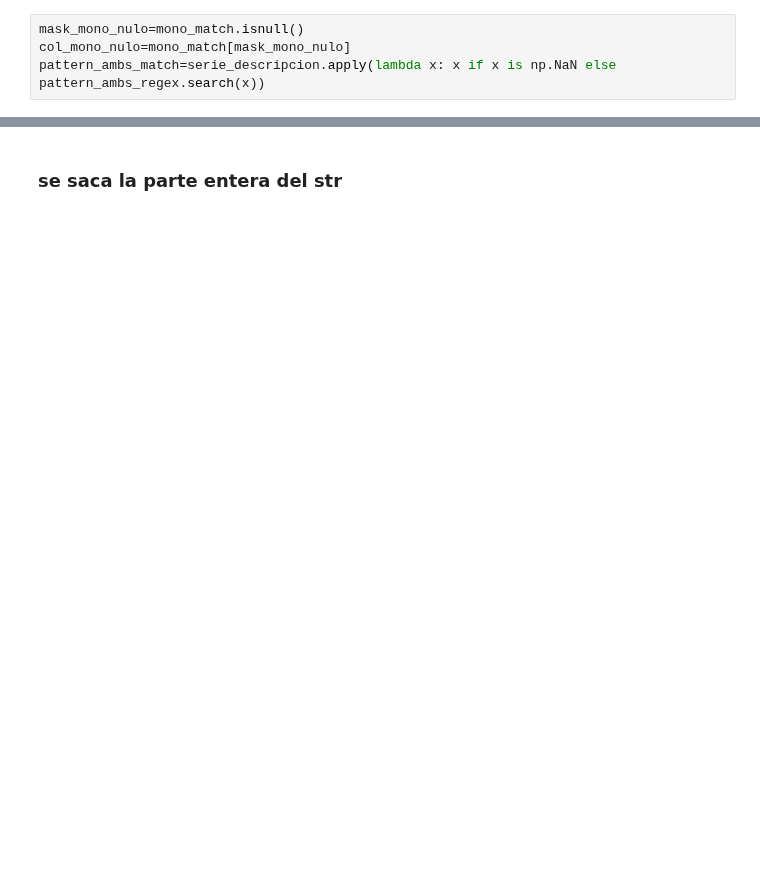
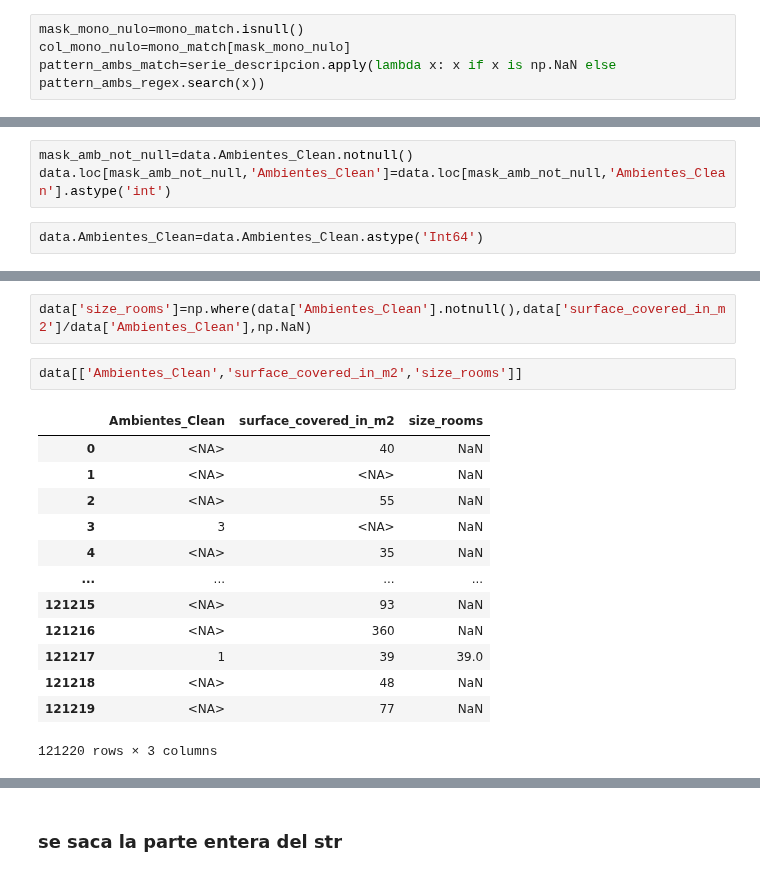
Before and after one commit to LuiosDyet/dh-ds-pi-1, a Jupyter notebook: superficie_limpia_columnas.ipynb, the cells around one changed output, grey strips where cells are left out. Drawn from its saved outputs; the diff is of its cells as text; blank space fills up the shorter version.

```diff
--- a/superficie_limpia_columnas.ipynb
+++ b/superficie_limpia_columnas.ipynb
@@ -191,0 +310,5 @@ serie_rooms_clean.sample(5)
+# %%
+mask_amb_not_null=data.Ambientes_Clean.notnull()
+data.loc[mask_amb_not_null,'Ambientes_Clean']=data.loc[mask_amb_not_null,'Ambientes_Clean'].astype('int')
+# %%
+data.Ambientes_Clean=data.Ambientes_Clean.astype('Int64')
@@ -191,0 +325,18 @@ serie_rooms_clean.sample(5)
+# %%
+data['size_rooms']=np.where(data['Ambientes_Clean'].notnull(),data['surface_covered_in_m2']/data['Ambientes_Clean'],np.NaN)
+# %%
+data[['Ambientes_Clean','surface_covered_in_m2','size_rooms']]
+# %% [output]
+|  | Ambientes_Clean | surface_covered_in_m2 | size_rooms |
+| 0 | <NA> | 40 | NaN |
+| 1 | <NA> | <NA> | NaN |
+| 2 | <NA> | 55 | NaN |
+| 3 | 3 | <NA> | NaN |
+| 4 | <NA> | 35 | NaN |
+| ... | ... | ... | ... |
+| 121215 | <NA> | 93 | NaN |
+| 121216 | <NA> | 360 | NaN |
+| 121217 | 1 | 39 | 39.0 |
+| 121218 | <NA> | 48 | NaN |
+| 121219 | <NA> | 77 | NaN |
+121220 rows × 3 columns
```
Also changed, not shown: parts of 62 cells of this notebook.
